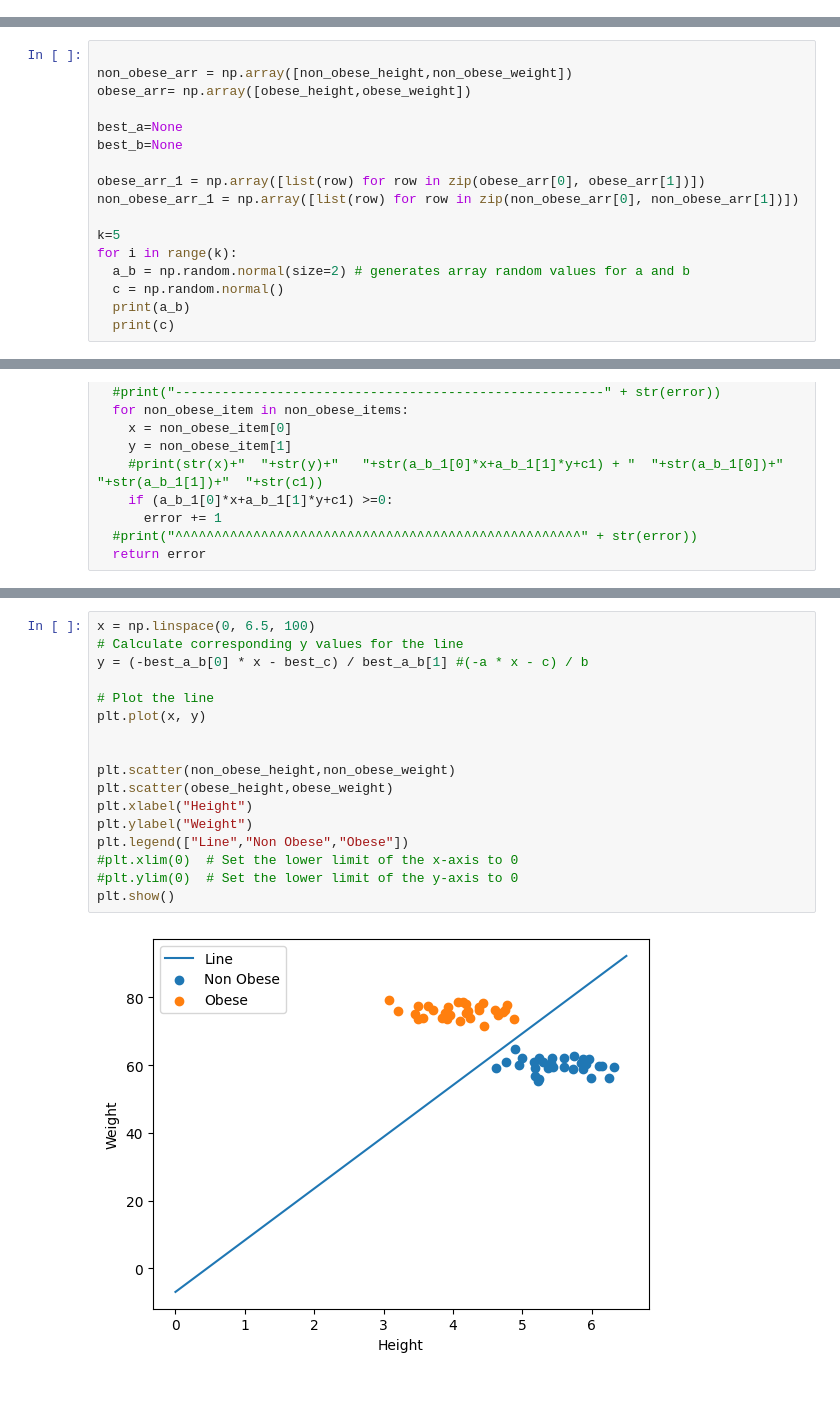
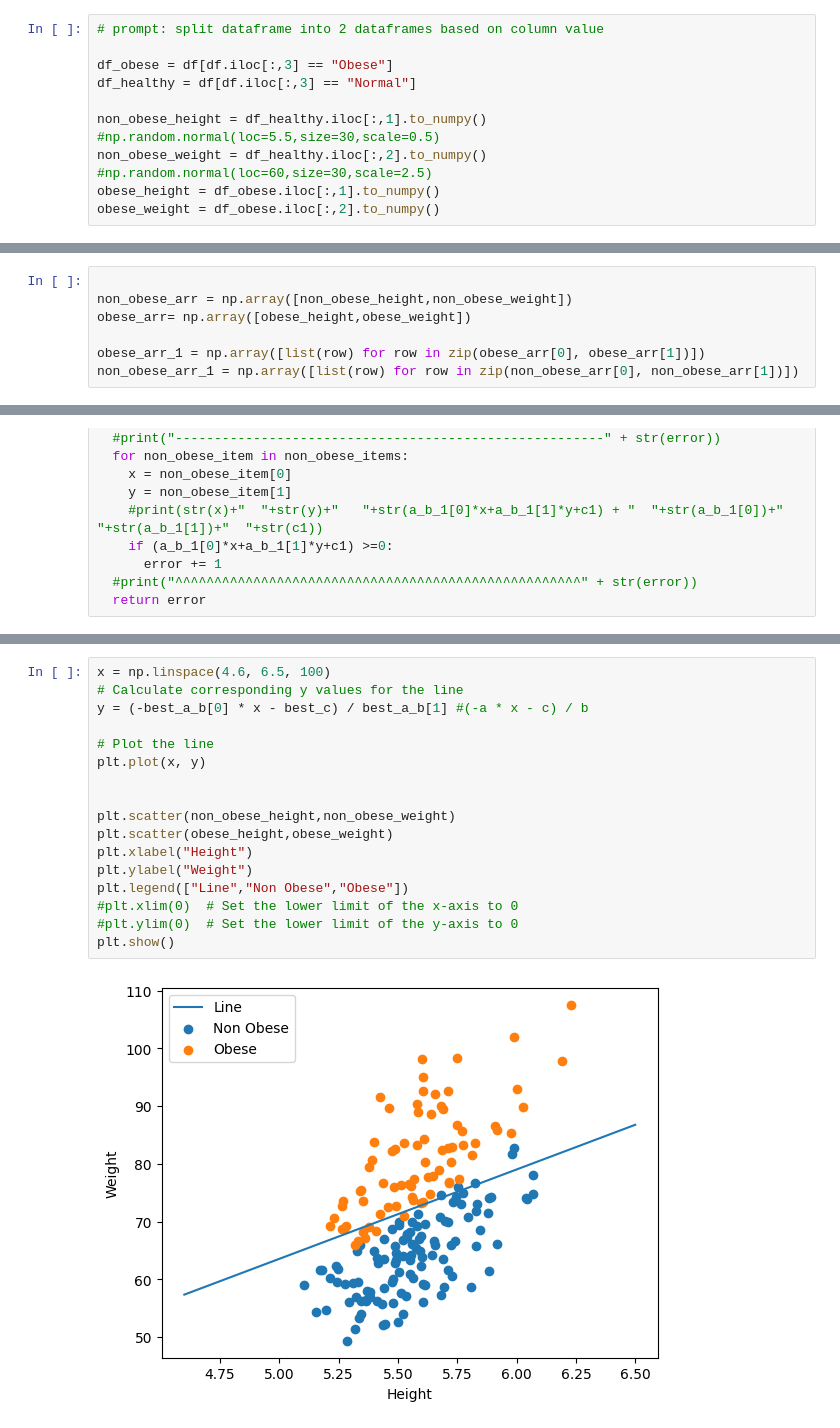
Before and after one commit to pavanarya/AI-ML, a Jupyter notebook: ML/Linear_Regression/1.Basic.ipynb, the cells around one changed output, grey strips where cells are left out. Saved outputs shown, nothing was run; the diff lists cells and outputs as text; blank space fills up the shorter version.

```diff
--- a/ML/Linear_Regression/1.Basic.ipynb
+++ b/ML/Linear_Regression/1.Basic.ipynb
@@ -59,3 +77,13 @@ print(obese_weight)
+# %%
+# prompt: split dataframe into 2 dataframes based on column value
+
+df_obese = df[df.iloc[:,3] == "Obese"]
+df_healthy = df[df.iloc[:,3] == "Normal"]
+
+non_obese_height = df_healthy.iloc[:,1].to_numpy()   #np.random.normal(loc=5.5,size=30,scale=0.5)
+non_obese_weight = df_healthy.iloc[:,2].to_numpy() #np.random.normal(loc=60,size=30,scale=2.5)
+obese_height = df_obese.iloc[:,1].to_numpy()
+obese_weight = df_obese.iloc[:,2].to_numpy()
 # %%
 plt.scatter(non_obese_height,non_obese_weight)
 plt.scatter(obese_height,obese_weight)
@@ -86,15 +114,5 @@ https://www.youtube.com/watch?v=-DnmoFnQUtk
 non_obese_arr = np.array([non_obese_height,non_obese_weight])
 obese_arr= np.array([obese_height,obese_weight])
 
-best_a=None
-best_b=None
-
 obese_arr_1 = np.array([list(row) for row in zip(obese_arr[0], obese_arr[1])])
 non_obese_arr_1 = np.array([list(row) for row in zip(non_obese_arr[0], non_obese_arr[1])])
-
-k=5
-for i in range(k):
-  a_b = np.random.normal(size=2) # generates array random values for a and b
-  c = np.random.normal()
-  print(a_b)
-  print(c)
@@ -176,19 +183,19 @@ Iteration: 669  Error:0
 # %%
-x = np.linspace(0, 6.5, 100)
+x = np.linspace(4.6, 6.5, 100)
 # Calculate corresponding y values for the line
 y = (-best_a_b[0] * x - best_c) / best_a_b[1] #(-a * x - c) / b
 
 # Plot the line
 plt.plot(x, y)
 
 
 plt.scatter(non_obese_height,non_obese_weight)
 plt.scatter(obese_height,obese_weight)
 plt.xlabel("Height")
 plt.ylabel("Weight")
 plt.legend(["Line","Non Obese","Obese"])
 #plt.xlim(0)  # Set the lower limit of the x-axis to 0
 #plt.ylim(0)  # Set the lower limit of the y-axis to 0
 plt.show()
 # %% [output]
-[figure, old version]
+[figure, new version]
```
Also changed, not shown: parts of 8 cells of this notebook.
